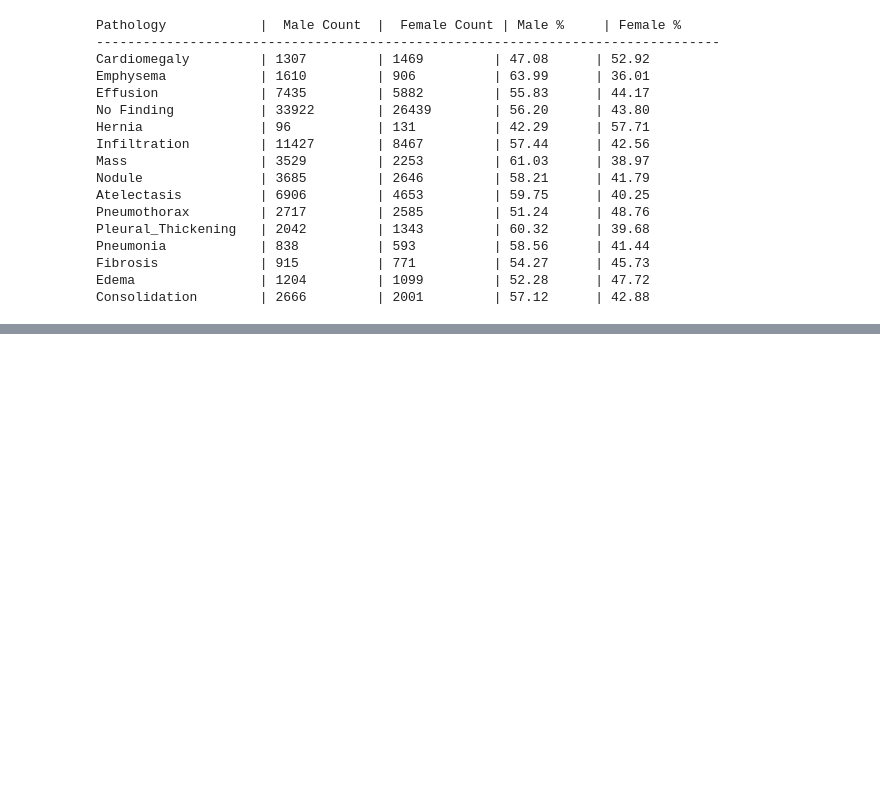
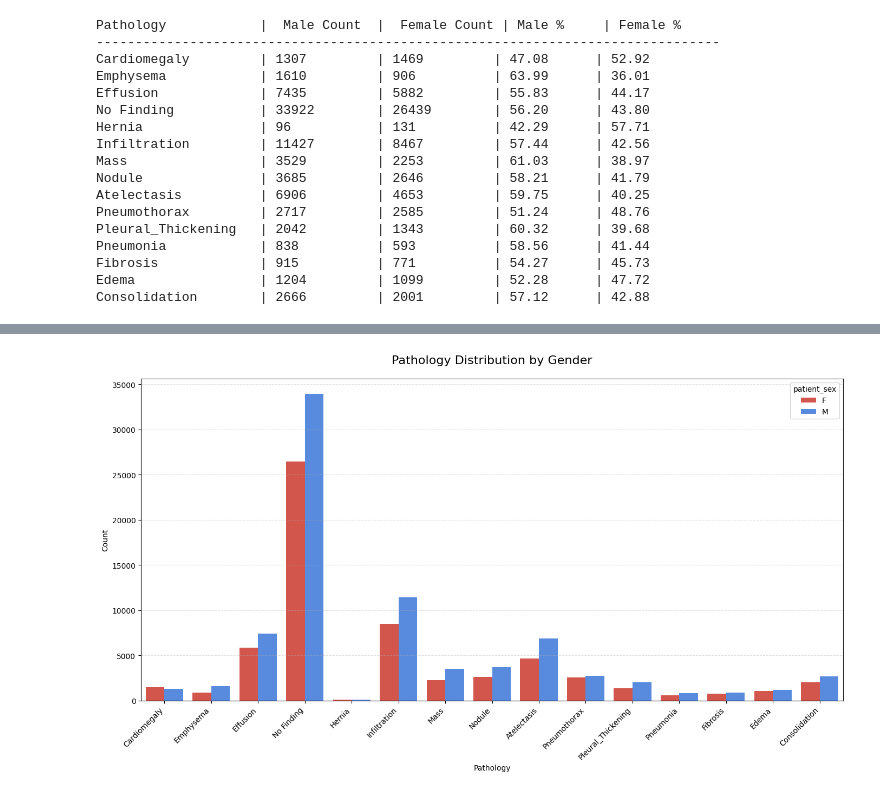
Before and after one commit to psiku/dnn-cxr-diagnostics, a Jupyter notebook: cxr-training-pipeline/notebooks/01_eda/cxr8_metadata_analysis.ipynb, the cells around one changed output, grey strips where cells are left out. Cells and saved outputs as stored; diff of their text form; code cells hidden in the pictures; blank space fills up the shorter version.

```diff
--- a/cxr-training-pipeline/notebooks/01_eda/cxr8_metadata_analysis.ipynb
+++ b/cxr-training-pipeline/notebooks/01_eda/cxr8_metadata_analysis.ipynb
@@ -356,22 +414,6 @@ Edema                | 1204         | 1099         | 52.28      | 47.72
 Consolidation        | 2666         | 2001         | 57.12      | 42.88
 # %%
 gender_df = pd.DataFrame(pathology_gender_dict).T
-gender_df.reset_index().rename(columns={'index': 'Pathology'})
-gender_melted = gender_df.melt(id_vars='Pathology', var_name='Gender', value_name='Count')
-
-plt.figure(figsize=(14, 8))
-sns.barplot(
-    data=gender_melted,
-    x='Pathology',
-    y='Count',
-    hue='Gender',
-    palette={'M': '#4285F4', 'F': '#EA4335'} # Kolory Google/Professional
-)
-
-plt.title("Pathology Distribution by Gender", fontsize=16, pad=20)
-plt.xticks(rotation=45, ha='right')
-plt.grid(axis='y', linestyle='--', alpha=0.4)
-plt.tight_layout()
-
-plt.show()
+gender_df = gender_df.reset_index().rename(columns={'index': 'Pathology'})
+gender_df
 # %% [output]
@@ -385,0 +437,19 @@ plt.show()
+# %%
+gender_melted = gender_df.melt(id_vars='Pathology', var_name='patient_sex', value_name='Count')
+
+plt.figure(figsize=(14, 8))
+sns.barplot(
+    data=gender_melted,
+    x='Pathology',
+    y='Count',
+    hue='patient_sex',
+    palette={'M': '#4285F4', 'F': '#EA4335'}
+)
+
+plt.title("Pathology Distribution by Gender", fontsize=16, pad=20)
+plt.xticks(rotation=45, ha='right')
+plt.grid(axis='y', linestyle='--', alpha=0.4)
+plt.tight_layout()
+
+plt.show()
+# %% [output]
@@ -385,0 +457 @@ plt.show()
+[figure, added]
```
Also changed, not shown: parts of 14 cells of this notebook.
